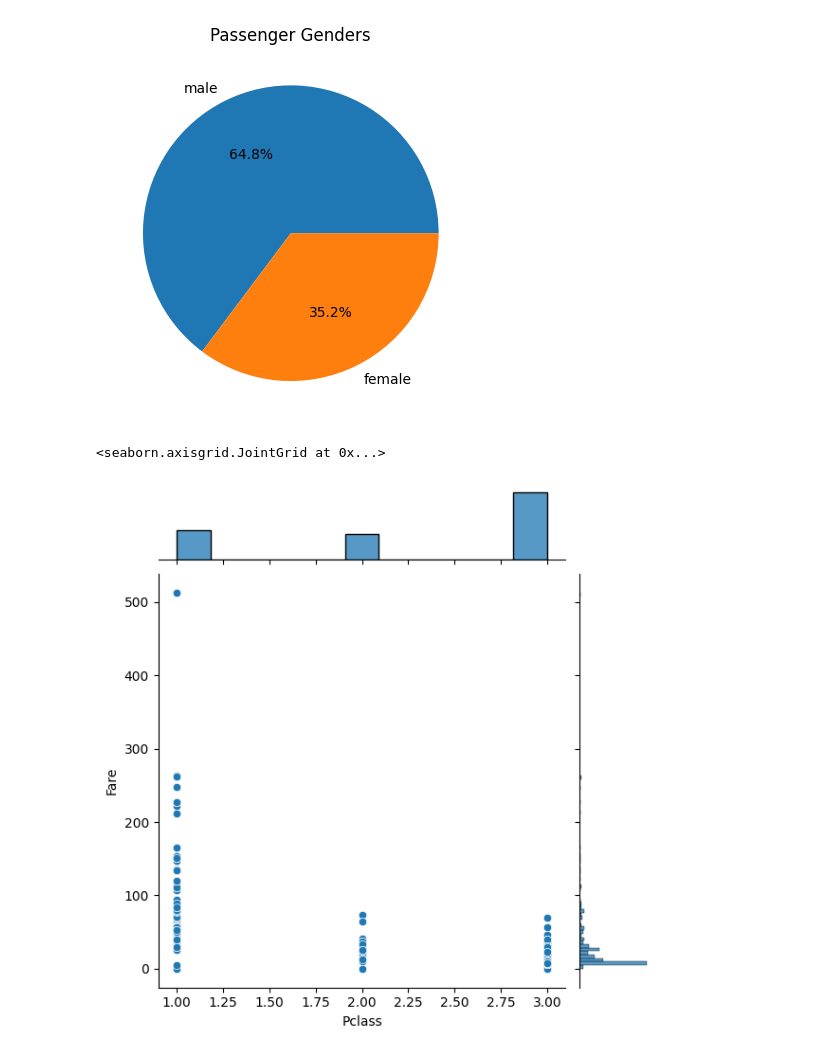
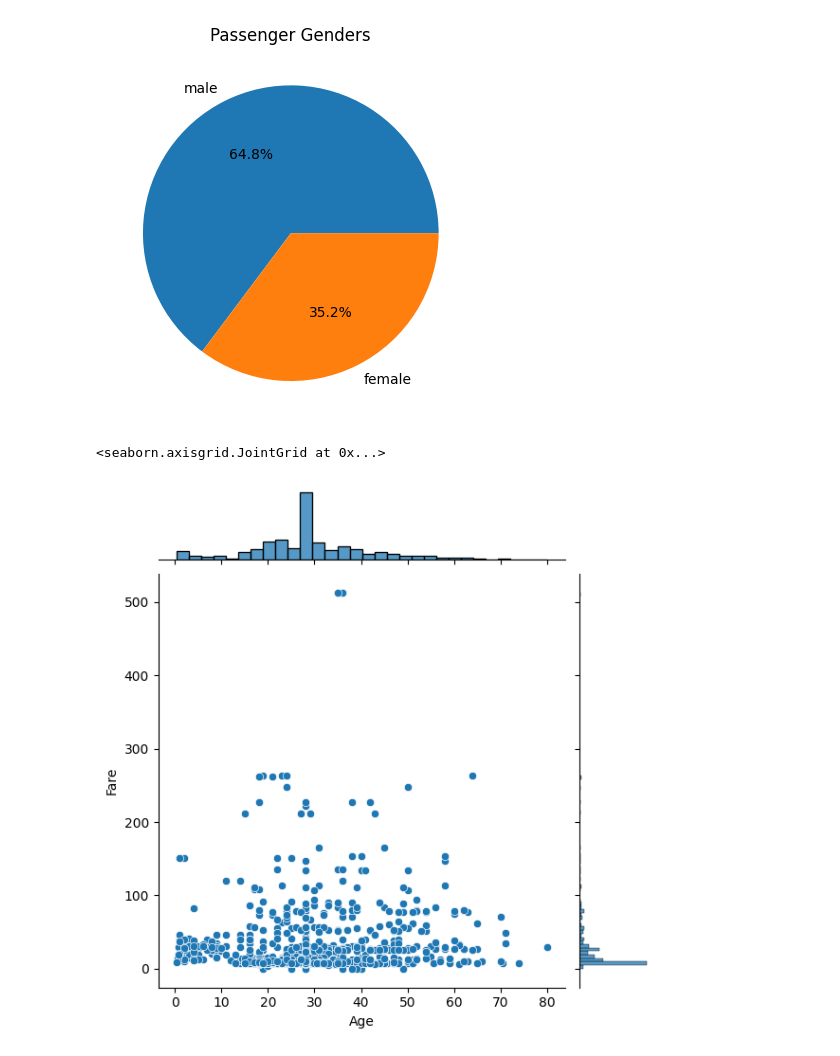
Before and after one commit to MTUCI-Labs/Lab1-Pydantic, a Jupyter notebook: main.ipynb, the cells around one changed output. Cells and saved outputs as stored; diff of their text form; code cells hidden in the pictures.

```diff
--- a/main.ipynb
+++ b/main.ipynb
@@ -81,7 +81,7 @@ dtype: object
 
 for column in train.columns:
     if len(train[column].unique()) == len(train):
-        big_table = train.drop(columns=[column])
+        train = train.drop(columns=[column])
 
 train
 # %% [output]
@@ -101,9 +101,9 @@ train
 # %% [markdown]
 Заполните пропущенные значения в столбце возраста (например, медианным значением возраста)
 # %%
-mid_age = big_table.Age.median()
+mid_age = train.Age.median()
 
-train.Age = big_table.Age.fillna(mid_age)
+train.Age = train.Age.fillna(mid_age)
 
 
 train
@@ -132,8 +132,10 @@ def str_to_text_column(column: pd.core.series.Series):
 
     return correspondence
 
-train.Sex = big_table.Sex.apply(lambda x: str_to_text_column(big_table.Sex)[x])
-# big_table.Embarked = big_table.Embarked.apply(lambda x: str_to_text_column(big_table.Embarked)[x])
+# Способ 1
+train.Sex = train.Sex.apply(lambda x: str_to_text_column(train.Sex)[x])
+
+# Способ 2
 train.Embarked = train.Embarked.replace(['Q', 'S', 'C'], [0, 1, 2])
 
 
@@ -176,10 +178,10 @@ pt.show()
 # %% [output]
 [figure]
 # %%
-sb.jointplot(x='Pclass', y='Fare', data=train)
+sb.jointplot(x='Age', y='Fare', data=train)
 # %% [output]
 <seaborn.axisgrid.JointGrid at 0x...>
-[figure, old version]
+[figure, new version]
 # %%
 train[(train.Sex == 0) & (train.Age < 30)]
 # %% [output]
```
Also changed, not shown: parts of 5 cells of this notebook.
